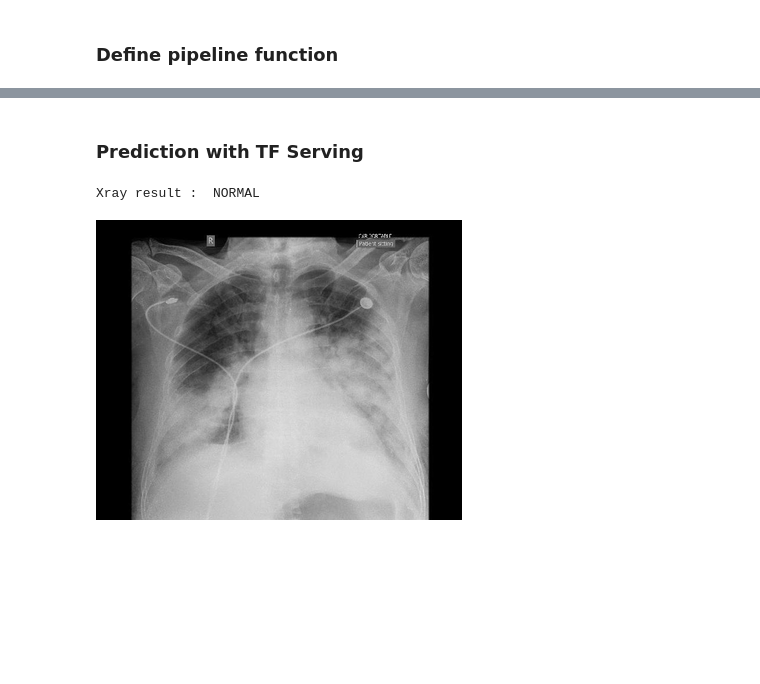
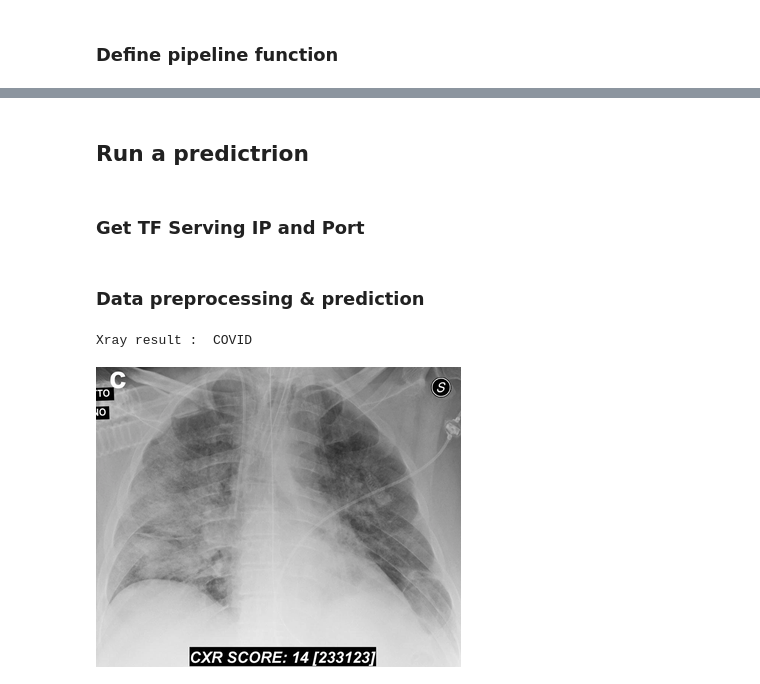
Before and after one commit to Edwardsleo/cisco-kubeflow-starter-pack, a Jupyter notebook: apps/healthcare/covid/onprem/pipelines/chest-xray/chest-xray-pipeline-deployment.ipynb, the cells around one changed output, grey strips where cells are left out. Cells and saved outputs as stored; diff of their text form; code cells hidden in the pictures; blank space fills up the shorter version.

Commit message:
added TFServing IP and port

```diff
--- a/apps/healthcare/covid/onprem/pipelines/chest-xray/chest-xray-pipeline-deployment.ipynb
+++ b/apps/healthcare/covid/onprem/pipelines/chest-xray/chest-xray-pipeline-deployment.ipynb
@@ -82,2 +108,4 @@ RunPipelineResult(run_id=ae45ef0c-914d-4463-8feb-f80d9f1aa5b7)
+# %% [markdown]
+## Run a predictrion
 # %% [markdown]
-###  Prediction with TF Serving
+###  Get TF Serving IP and Port
@@ -84,34 +116,43 @@ RunPipelineResult(run_id=ae45ef0c-914d-4463-8feb-f80d9f1aa5b7)
+# %% [markdown]
+###  Data preprocessing & prediction
 # %%
-## TF Serving
-import tensorflow
-import requests, json
-import numpy as np
-from PIL import Image
-test_image_path = 'katib_data/normal/08ed451c576ee00935ee178ec85c57_jumbo-1.jpeg'
-sess = tensorflow.keras.backend.get_session()
-img = tensorflow.read_file(test_image_path)
-img = tensorflow.image.decode_jpeg(img, channels=3)
-img.set_shape([None, None, 3])
-img = tensorflow.image.resize_images(img, (224, 224))
-img = img.eval(session=sess) # convert to numpy array
-img = np.expand_dims(img, 0) # make 'batch' of 1
+#Client data preprocess function
+def preprocess(image_path):
+    sess = tensorflow.keras.backend.get_session()
+    img = tensorflow.read_file(image_path)
+    img = tensorflow.image.decode_jpeg(img, channels=3)
+    img.set_shape([None, None, 3])
+    img = tensorflow.image.resize_images(img, (224, 224))
+    img = img.eval(session=sess) # convert to numpy array
+    img = np.expand_dims(img, 0) # make 'batch' of 1
+    return img
 
-headers = {"content-type": "application/json"}
-data={"signature_name": "serving_default", "instances": img.tolist()}
-json_response = requests.post('http://10.96.18.13:8500/v1/models/Model_Covid:predict', data=json.dumps(data), headers=headers)
-prediction=json_response.json()['predictions']
-labels=[1,0]
-pred = labels[np.argmax(prediction)]
-diction = {'0':'NORMAL','1':'COVID'}
-result = diction[str(pred)]
-print('Xray result : ',result)
+# Function to predict chest-xray data
+def predict(data):
 
-baseheight = 300
-img_output = Image.open(test_image_path)
-hpercent = (baseheight / float(img_output.size[1]))
-wsize = int((float(img_output.size[0]) * float(hpercent)))
-img_res = img_output.resize((wsize, baseheight), PIL.Image.ANTIALIAS)
-img_res
+    headers = {"content-type": "application/json"}
+    data={"signature_name": "serving_default", "instances": data.tolist()}
+    url="http://%s:%s/v1/models/Model_Covid:predict"%(IP_PORT.split("\n")[0], IP_PORT.split("\n")[1])
+    json_response = requests.post(url, data=json.dumps(data), headers=headers)
+    prediction=json_response.json()['predictions']
+    labels=[1,0]
+    pred = labels[np.argmax(prediction)]
+    diction = {'0':'NORMAL','1':'COVID'}
+    result = diction[str(pred)]
+    print('Xray result : ',result)
+
+    baseheight = 300
+    img_output = Image.open(test_image_path)
+    hpercent = (baseheight / float(img_output.size[1]))
+    wsize = int((float(img_output.size[0]) * float(hpercent)))
+    img_res = img_output.resize((wsize, baseheight), Image.ANTIALIAS)
+    return img_res
-# %% [output]
-Xray result :  NORMAL
-[figure, removed]
+# %%
+#Call client data preprocess function
+img_data=preprocess("katib_data/covid/16654_2_1.jpg")
+
+#Call predict function
+predict(img_data)
+# %% [output]
+Xray result :  COVID
+[figure, added]
```
Also changed, not shown: parts of 7 cells of this notebook.
